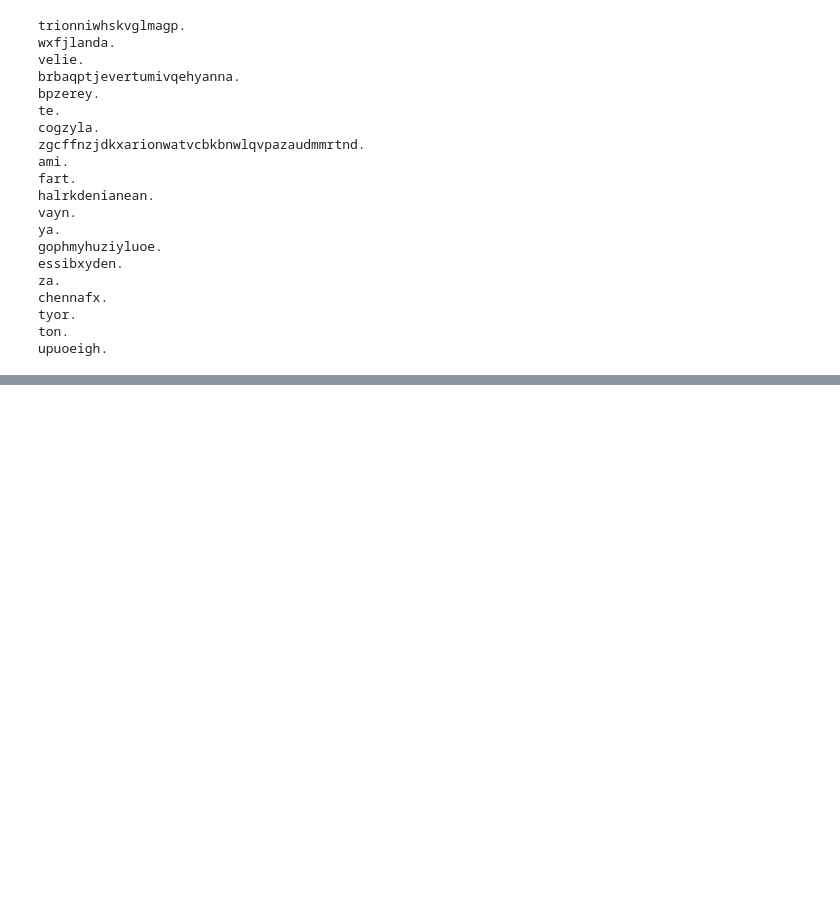
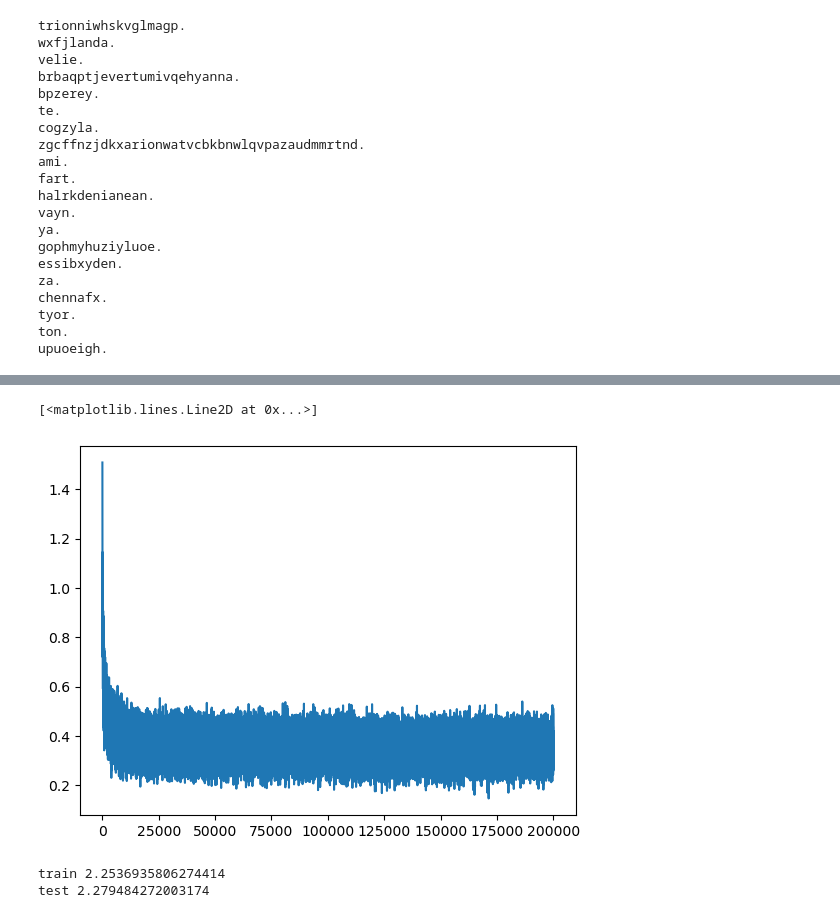
Before and after one commit to BrunoBanas/KarpathyNN, a Jupyter notebook: MakeMore.ipynb, the cells around one changed output, grey strips where cells are left out. Drawn from its saved outputs; the diff is of its cells as text; code cells hidden in the pictures; blank space fills up the shorter version.

```diff
--- a/MakeMore.ipynb
+++ b/MakeMore.ipynb
@@ -270,0 +478,6 @@ upuoeigh.
+# %%
+chars = sorted(list(set(''.join(words))))
+stoi = {s:i+1 for i,s in enumerate(chars)} #mapping of a character to an index
+stoi['.'] = 0 # replacing special end and start characters with a single . representing the space between words
+itos = {i:s for s,i in stoi.items()}
+vocab_size = len(itos)
@@ -270,0 +537,32 @@ upuoeigh.
+# %%
+#optimization
+max_steps = 200000
+batch_size = 32
+lossi = []
+
+for i in range(max_steps):
+
+    #minibatch
+    ix = torch.randint(0,Xtr.shape[0],(batch_size,)) # new minibatch for each iteration
+    Xb, Yb = Xtr[ix], Ytr[ix]
+    emb = C[Xb] #embed characters into vectors
+    embcat = emb.view(emb.shape[0],-1) #concatenate vectors
+
+    h = torch.tanh(embcat @ W1 + b1)
+    logits = h @ W2 + b2
+    loss = F.cross_entropy(logits, Yb)
+
+
+    for p in parameters:
+        p.grad = None
+    loss.backward()
+
+    #lr = lrs[i]
+    lr = 0.1 if i<10000 else 0.01
+    for p in parameters:
+        p.data += -lr *p.grad
+
+    lossi.append(loss.log10().item())
+
+    if i % 10000 == 0:
+        print(loss.item())
@@ -270,0 +590,25 @@ upuoeigh.
+# %%
+plt.plot(torch.arange(max_steps), lossi)
+# %% [output]
+[<matplotlib.lines.Line2D at 0x...>]
+[figure, added]
+# %%
+@torch.no_grad() #decorator to disable gradient tracking. Saves memory when only the weights of the final model are needed, no training on test and dev
+def split_loss(split):
+    x,y = {
+        'train': (Xtr, Ytr),
+        'val': (Xdev, Ydev),
+        'test': (Xte, Yte)
+    }[split]
+    emb = C[x]
+    embcat = emb.view(emb.shape[0], -1)
+    h = torch.tanh(embcat @ W1 + b1)
+    logits = h @ W2 + b2
+    loss = F.cross_entropy(logits, y)
+    print(split, loss.item())
+
+split_loss('train')
+split_loss('test')
+# %% [output]
+train 2.2536935806274414
+test 2.279484272003174
```
Also changed, not shown: parts of 67 cells of this notebook.
